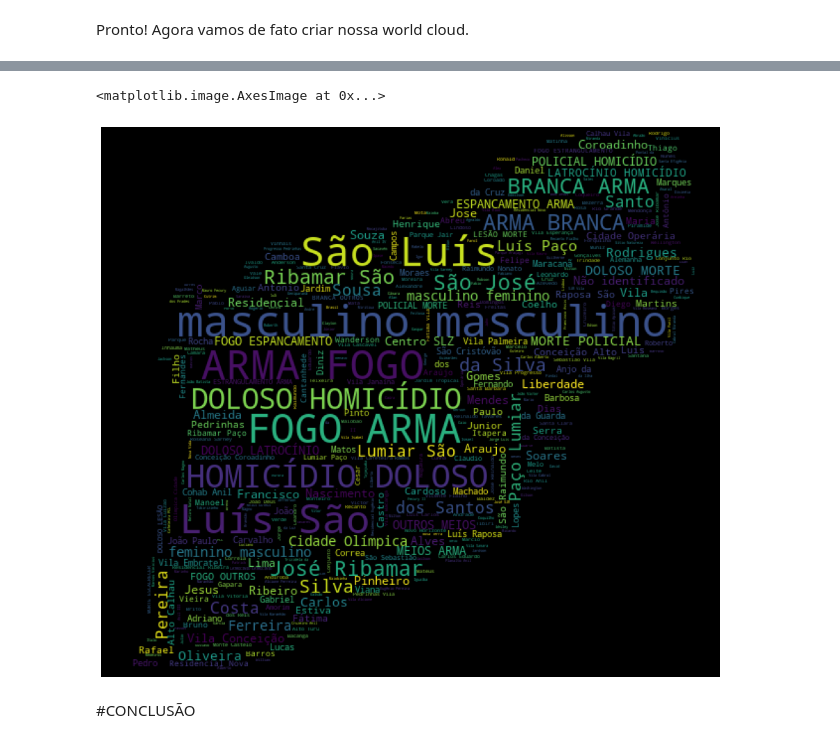
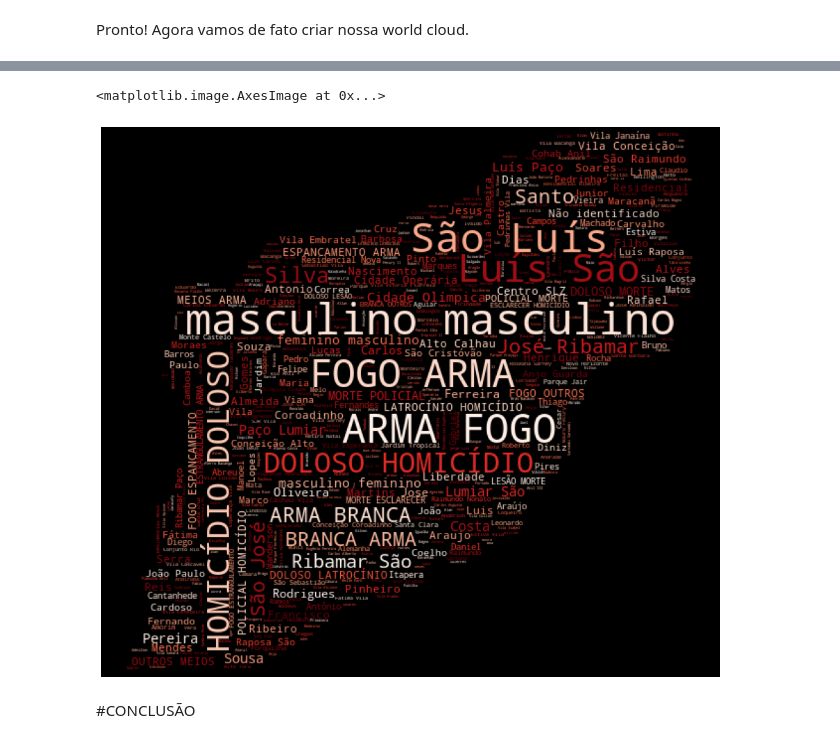
Before and after one commit to jonhsel/Data-Science, a Jupyter notebook: São_Luís_Análise_de_Violência.ipynb, the cells around one changed output, grey strips where cells are left out. Cells and saved outputs as stored; diff of their text form; code cells hidden in the pictures.

```diff
--- a/São_Luís_Análise_de_Violência.ipynb
+++ b/São_Luís_Análise_de_Violência.ipynb
@@ -709,4 +701,4 @@ Assim, vamos montar nossa world cloud com as palavras que existem no dataset.
 from wordcloud import WordCloud, STOPWORDS, ImageColorGenerator
 # %%
 #criar uma cópia do DataFrame original
-df_worldcloud = df_vslz.copy()
+df_worldcloud = pd.read_csv("/content/drive/My Drive/Colab Notebooks/dataset/MVIMPMA_VIT.csv")
@@ -731,4 +706,4 @@ df_worldcloud
 Utilizaremos as colunas vítimas, sexo, causa_morte, local, município e classificação.
 # %%
 #seleção das colunas
-df_worldcloud = df_worldcloud[['Vítima', 'Sexo', 'Causa_morte','Local', 'Município', 'Classificação']]
+df_worldcloud = df_worldcloud[['Vítima', 'Sexo', 'CAUSA DA MORTE','Local', 'Município', 'Classificação']]
@@ -752,3 +726,5 @@ df_worldcloud
+# %%
+df_worldcloud.fillna('UNKNOWN', axis=1, inplace=True)
 # %% [markdown]
 Agora vamos transformar o dataset em um texto corrido.
 # %%
@@ -788,31 +767,31 @@ Utilizaremos uma imagem da Grande Ilha, feita a partir de um recorte do google m
 # %%
 # endereço LOCAL da SUA imagem
 import numpy as np
 from PIL import Image
 grandeilha_mask = np.array(Image.open("/content/drive/My Drive/Colab Notebooks/dataset/ilaha.png"))
 
 
 #Definir as stopwords
 stopwords = set(STOPWORDS)
-stopwords.update(['de', 'NI'])
+stopwords.update(['de', 'UNKNOWN', 'dos', 'da'])
 
 
 #Criar a nuvem de palavras
 wordcloud = WordCloud(stopwords = stopwords,
                       background_color='black',
                       width=1600, height=1600, max_words=2000,
-                      mask=grandeilha_mask, max_font_size=200
+                      mask=grandeilha_mask, max_font_size=200, colormap='Reds'
                       ).generate(texto2)
 
 
 #criar a imagem
 fig, ax = plt.subplots(figsize=(16,16))
 ax.imshow(wordcloud, interpolation='bilinear')
 ax.set_axis_off()
 
 plt.imshow(wordcloud)
 #fig.savefig('ilha_wcloud.png', format='png', dpi=1200)
 # %% [output]
 <matplotlib.image.AxesImage at 0x...>
-[figure, old version]
+[figure, new version]
 # %%
```
Also changed, not shown: parts of 29 cells of this notebook.
